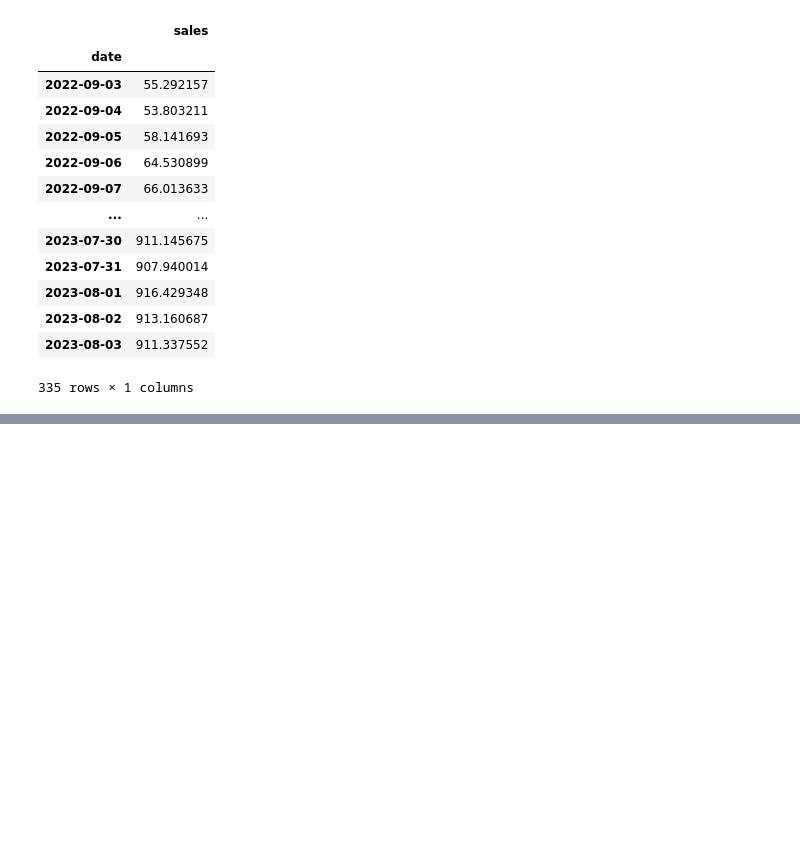
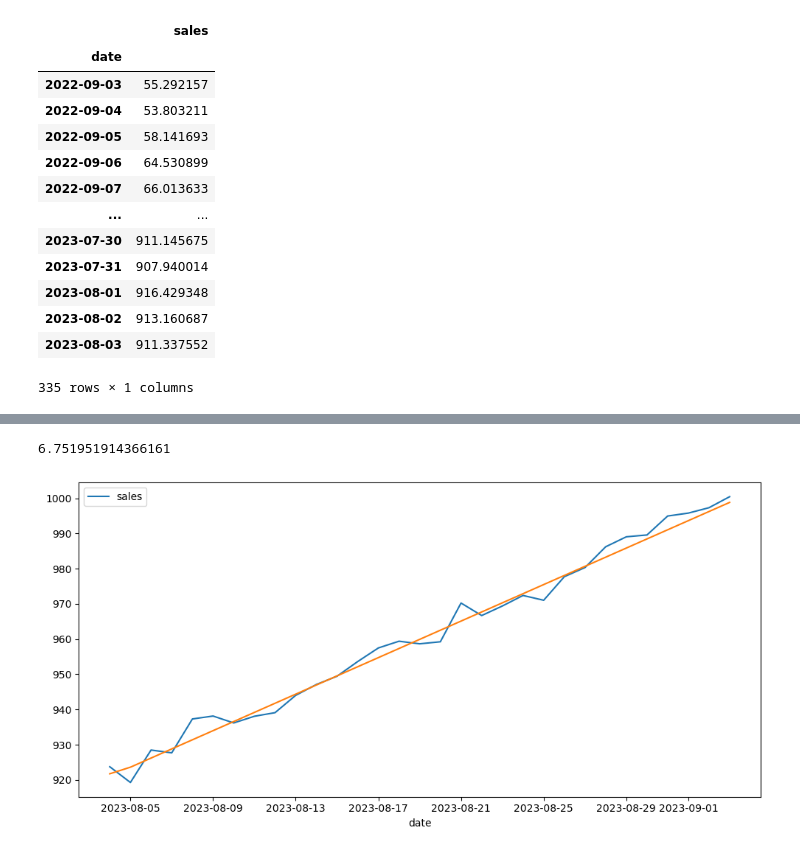
Before and after one commit to ASGAMO-DS/Series-temporales-prediccion-ventas, a Jupyter notebook: src/explore.ipynb, the cells around one changed output, grey strips where cells are left out. Drawn from its saved outputs; the diff is of its cells as text; code cells hidden in the pictures; blank space fills up the shorter version.

```diff
--- a/src/explore.ipynb
+++ b/src/explore.ipynb
@@ -214,0 +261,19 @@ test.info()
+# %%
+mes_predicho = model.predict(31)
+# %%
+from sklearn.metrics import mean_squared_error
+
+mean_squared_error(test,mes_predicho)
+# %% [output]
+6.751951914366161
+# %%
+fig, axis = plt.subplots(figsize = (10, 5))
+
+sns.lineplot(data = test)
+sns.lineplot(data = mes_predicho)
+
+plt.tight_layout()
+
+plt.show()
+# %% [output]
+[figure, added]
```
Also changed, not shown: parts of 4 cells of this notebook.
